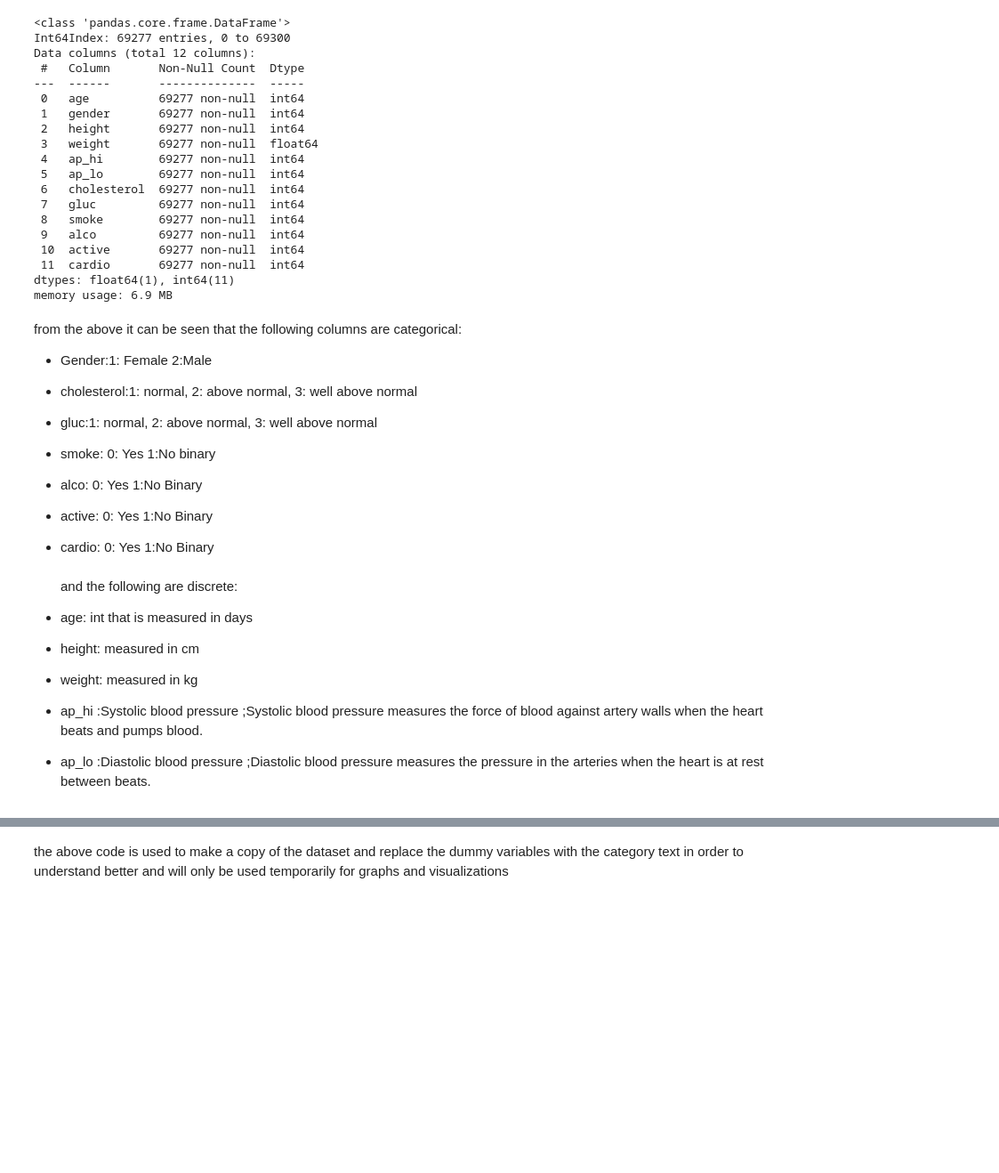
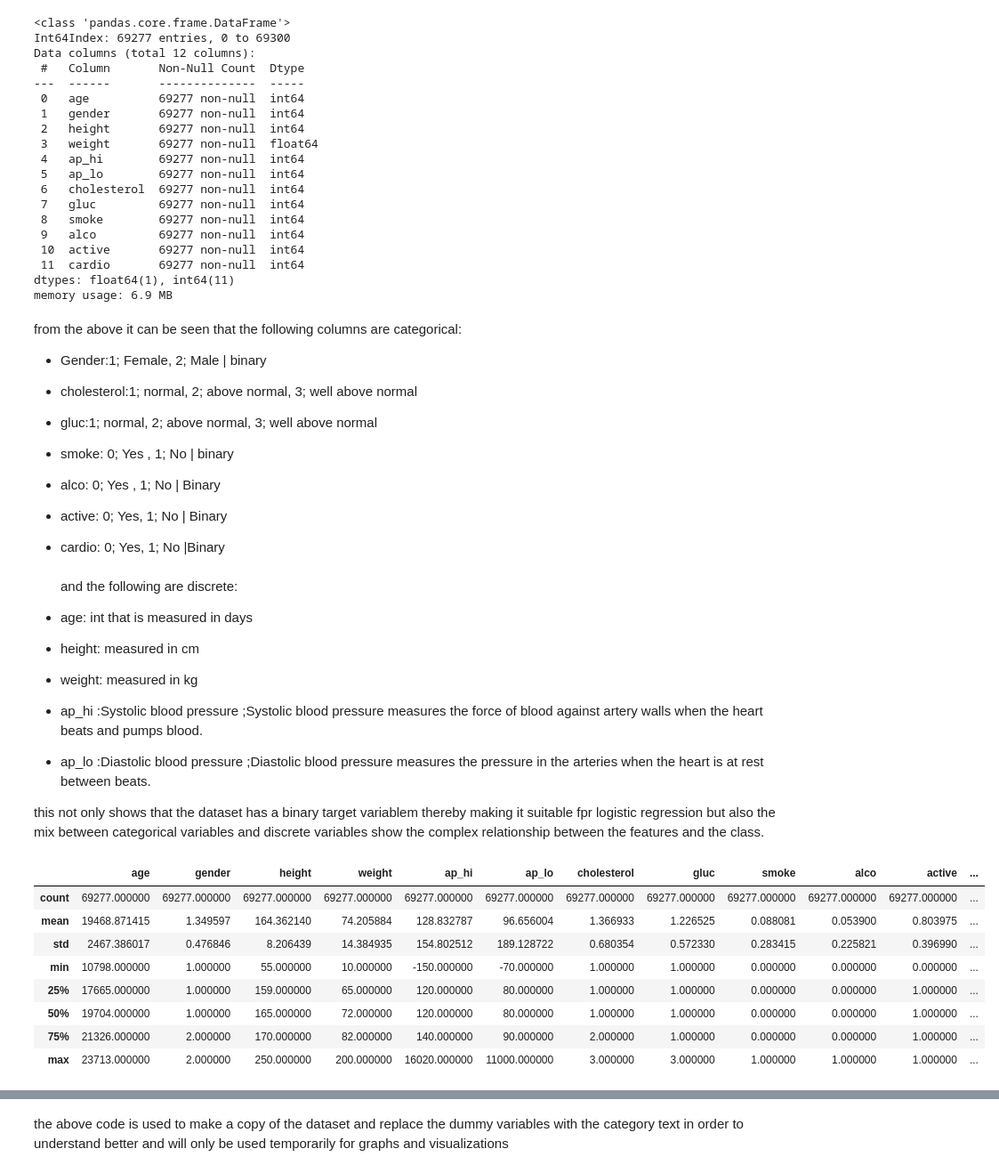
Before and after one commit to HumanClone/Logistic-Regression, a Jupyter notebook: Logistic Regression P2.ipynb, the cells around one changed output, grey strips where cells are left out. Shown: that part at 89% size. Cells and saved outputs as stored; diff of their text form; code cells hidden in the pictures; blank space fills up the shorter version.

```diff
--- a/Logistic Regression P2.ipynb
+++ b/Logistic Regression P2.ipynb
@@ -175,13 +178,13 @@ dtypes: float64(1), int64(11)
 memory usage: 6.9 MB
 # %% [markdown]
 from the above it can be seen that the following columns are categorical:
-- Gender:1: Female 2:Male
-- cholesterol:1: normal, 2: above normal, 3: well above normal
-- gluc:1: normal, 2: above normal, 3: well above normal
-- smoke: 0: Yes 1:No binary
-- alco: 0: Yes 1:No Binary
-- active: 0: Yes 1:No Binary
-- cardio: 0: Yes 1:No Binary
+- Gender:1; Female, 2; Male | binary
+- cholesterol:1; normal, 2; above normal, 3; well above normal
+- gluc:1; normal, 2; above normal, 3; well above normal
+- smoke: 0; Yes , 1; No | binary
+- alco: 0; Yes , 1; No | Binary
+- active: 0; Yes, 1; No | Binary
+- cardio: 0; Yes, 1; No |Binary
 <br><br>
 and the following are discrete:
 
@@ -190,3 +193,17 @@ and the following are discrete:
 - weight: measured in kg
 - ap_hi :Systolic blood pressure ;Systolic blood pressure measures the force of blood against artery walls when the heart beats and pumps blood.
 - ap_lo :Diastolic blood pressure  ;Diastolic blood pressure measures the pressure in the arteries when the heart is at rest between beats.
+
+this not only shows that the dataset has a binary target variablem thereby making it suitable fpr logistic regression but also the mix between categorical variables and discrete variables show the complex relationship between the features and the class.
+# %%
+df.describe()
+# %% [output]
+|  | age | gender | height | weight | ap_hi | ap_lo | cholesterol | gluc | smoke | alco | active | ... |
+| count | 69277.000000 | 69277.000000 | 69277.000000 | 69277.000000 | 69277.000000 | 69277.000000 | 69277.000000 | 69277.000000 | 69277.000000 | 69277.000000 | 69277.000000 | ... |
+| mean | 19468.871415 | 1.349597 | 164.362140 | 74.205884 | 128.832787 | 96.656004 | 1.366933 | 1.226525 | 0.088081 | 0.053900 | 0.803975 | ... |
+| std | 2467.386017 | 0.476846 | 8.206439 | 14.384935 | 154.802512 | 189.128722 | 0.680354 | 0.572330 | 0.283415 | 0.225821 | 0.396990 | ... |
+| min | 10798.000000 | 1.000000 | 55.000000 | 10.000000 | -150.000000 | -70.000000 | 1.000000 | 1.000000 | 0.000000 | 0.000000 | 0.000000 | ... |
+| 25% | 17665.000000 | 1.000000 | 159.000000 | 65.000000 | 120.000000 | 80.000000 | 1.000000 | 1.000000 | 0.000000 | 0.000000 | 1.000000 | ... |
+| 50% | 19704.000000 | 1.000000 | 165.000000 | 72.000000 | 120.000000 | 80.000000 | 1.000000 | 1.000000 | 0.000000 | 0.000000 | 1.000000 | ... |
+| 75% | 21326.000000 | 2.000000 | 170.000000 | 82.000000 | 140.000000 | 90.000000 | 2.000000 | 1.000000 | 0.000000 | 0.000000 | 1.000000 | ... |
+| max | 23713.000000 | 2.000000 | 250.000000 | 200.000000 | 16020.000000 | 11000.000000 | 3.000000 | 3.000000 | 1.000000 | 1.000000 | 1.000000 | ... |
```
Also changed, not shown: parts of 42 cells of this notebook.
